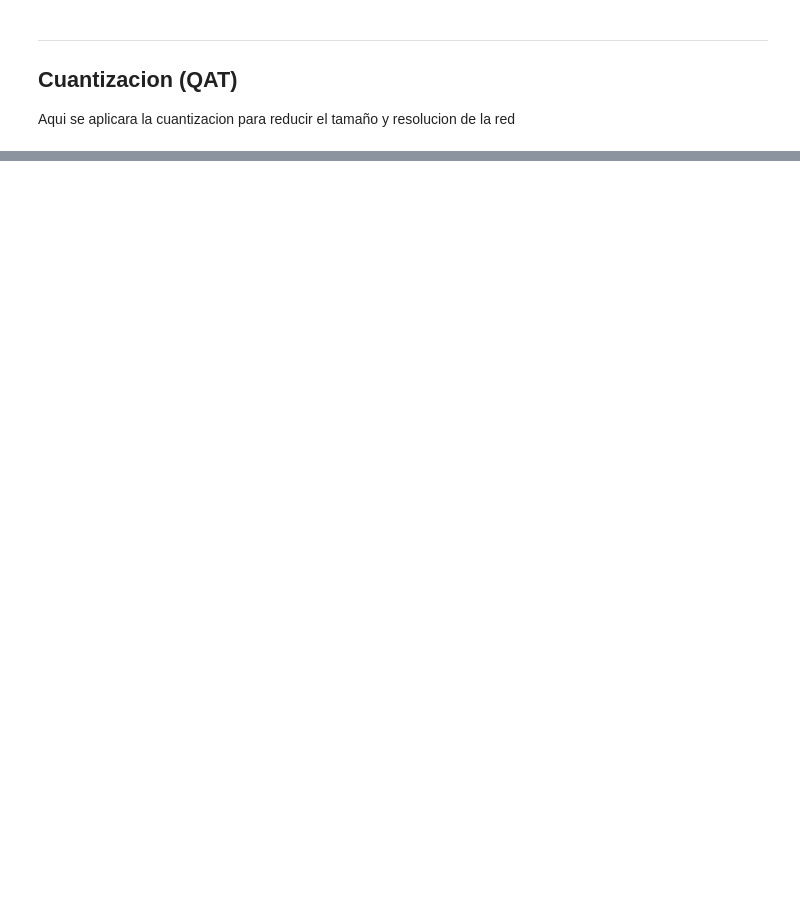
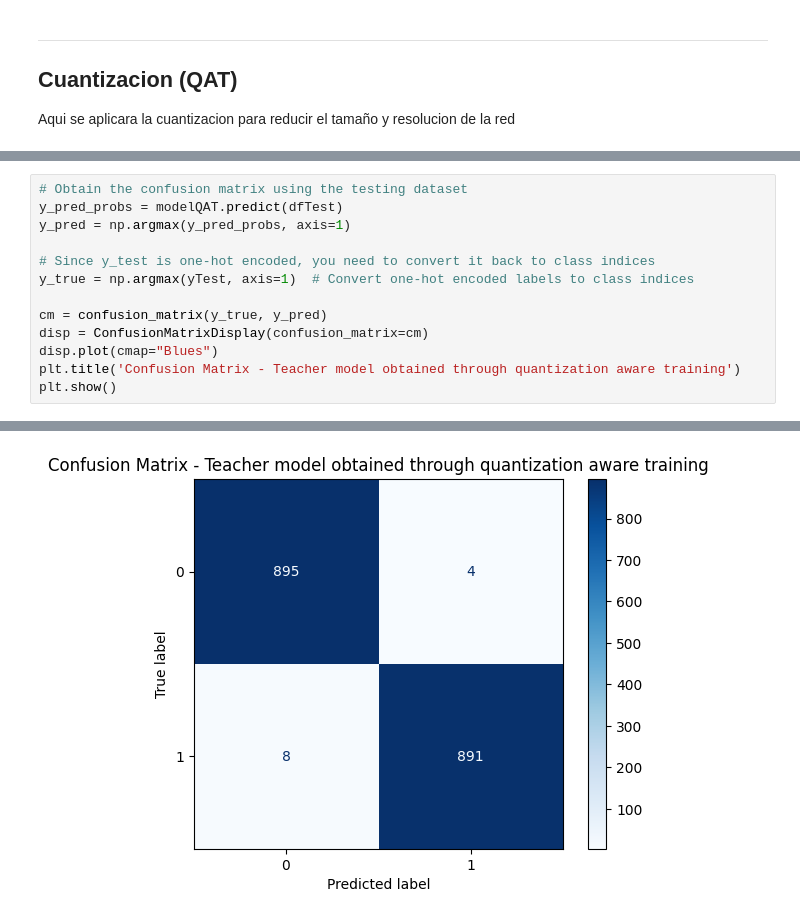
Before and after one commit to fabioc9675/FPGA_ml4hls_prj, a Jupyter notebook: PythonModel/P2_Pruning.ipynb, the cells around one changed output, grey strips where cells are left out. Saved outputs shown, nothing was run; the diff lists cells and outputs as text; blank space fills up the shorter version.

```diff
--- a/PythonModel/P2_Pruning.ipynb
+++ b/PythonModel/P2_Pruning.ipynb
@@ -365,0 +496,14 @@ Aqui se aplicara la cuantizacion para reducir el tamaño y resolucion de la red
+# %%
+# Obtain the confusion matrix using the testing dataset
+y_pred_probs = modelQAT.predict(dfTest)
+y_pred = np.argmax(y_pred_probs, axis=1)
+
+# Since y_test is one-hot encoded, you need to convert it back to class indices
+y_true = np.argmax(yTest, axis=1)  # Convert one-hot encoded labels to class indices
+
+cm = confusion_matrix(y_true, y_pred)
+disp = ConfusionMatrixDisplay(confusion_matrix=cm)
+disp.plot(cmap="Blues")
+plt.title('Confusion Matrix - Teacher model obtained through quantization aware training')
+plt.show()
+# %% [output]
@@ -365,0 +511 @@ Aqui se aplicara la cuantizacion para reducir el tamaño y resolucion de la red
+[figure, added]
```
Also changed, not shown: parts of 18 cells of this notebook, 2 other files.
